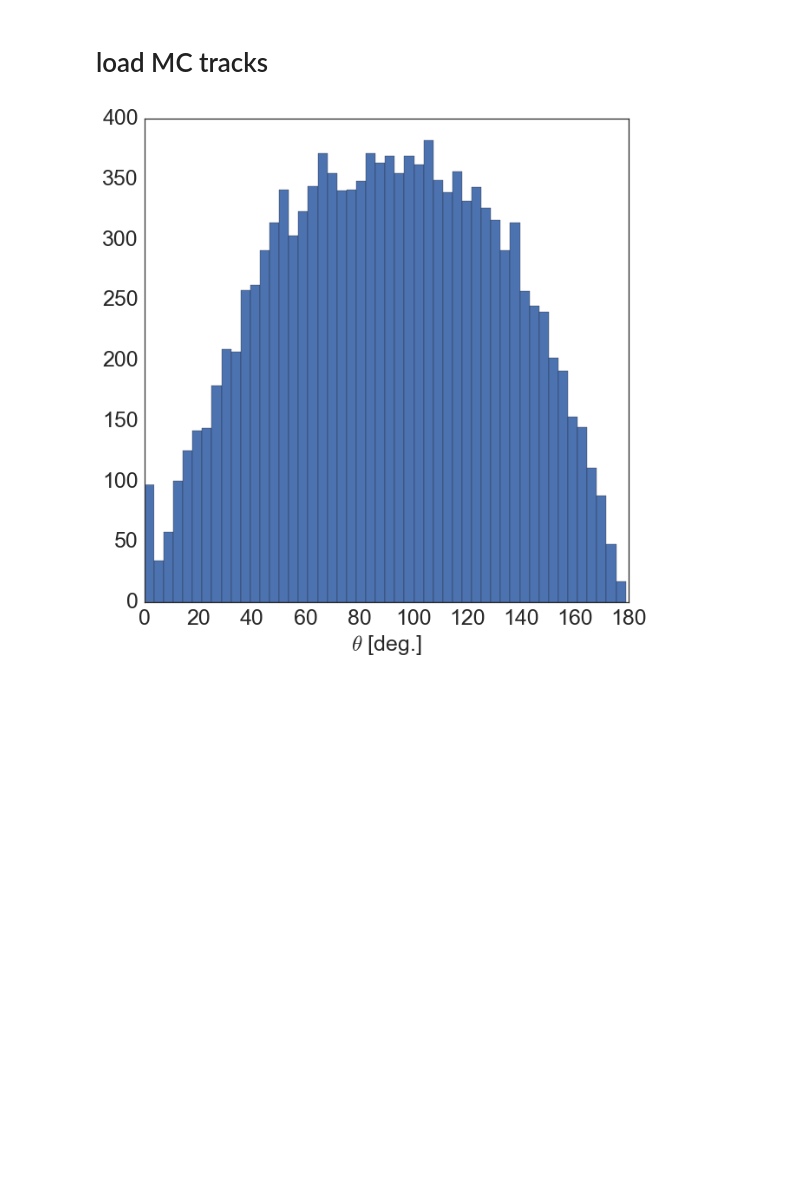
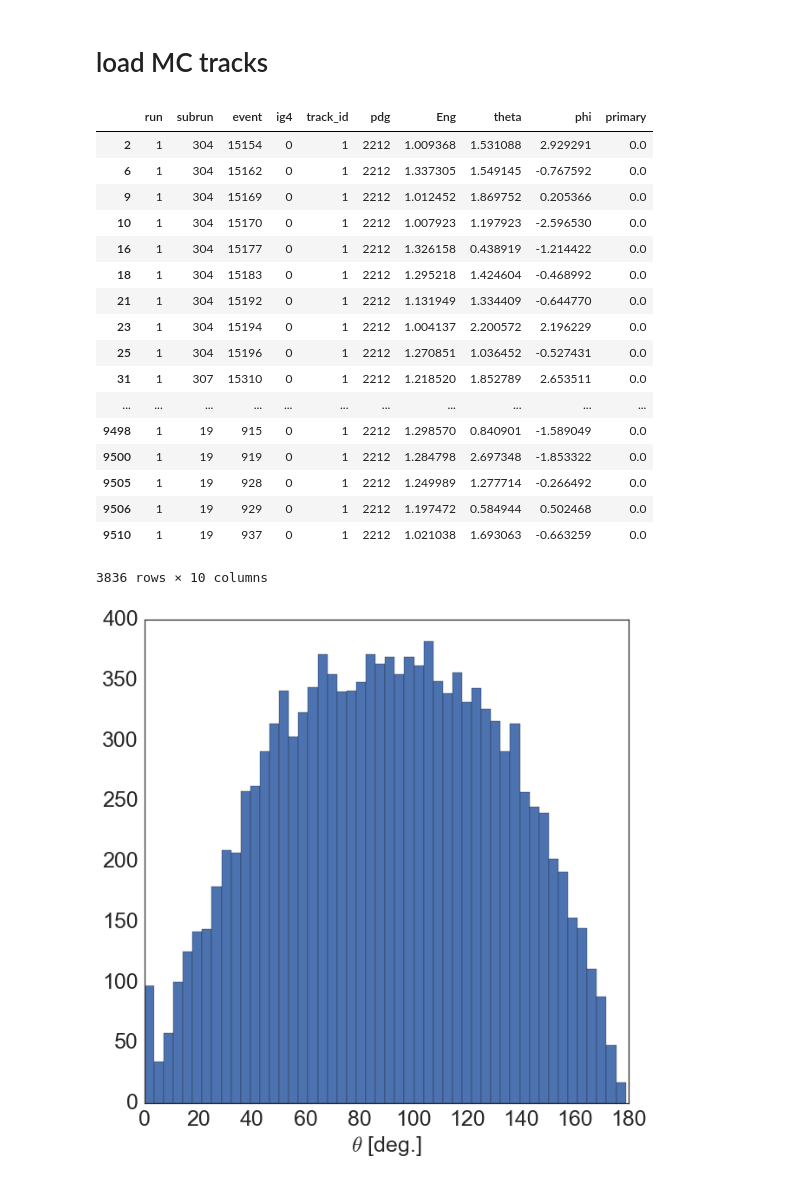
Before and after one commit to erezcoh4/AnalysisTreesInformation, a Jupyter notebook: AnaTreesPackage/notebooks/MC_SingleParticle_anatrees_plots.ipynb, the cells around one changed output. Saved outputs shown, nothing was run; the diff lists cells and outputs as text; code cells hidden in the pictures; blank space fills up the shorter version.

```diff
--- a/AnaTreesPackage/notebooks/MC_SingleParticle_anatrees_plots.ipynb
+++ b/AnaTreesPackage/notebooks/MC_SingleParticle_anatrees_plots.ipynb
@@ -6,7 +6,29 @@ from notebooks_tools import *
 # %% [markdown]
 # load MC tracks
 # %%
-MC_protons = pd.read_csv('/Users/erezcohen/Desktop/uBoone/AnalysisTreesAna/FeaturesFiles/full_features_p_0.02-1.5GeV_isotropic_AnalysisTrees.csv')
+MC_gen_protons = pd.read_csv('/Users/erezcohen/Desktop/uBoone/AnalysisTreesAna/FeaturesFiles/g4_features_p_0.02-1.5GeV_isotropic_AnalysisTrees.csv')
+# MC_rec_protons = pd.read_csv('/Users/erezcohen/Desktop/uBoone/AnalysisTreesAna/FeaturesFiles/full_features_p_0.02-1.5GeV_isotropic_AnalysisTrees.csv')
+# %%
+MC_gen_protons[MC_gen_protons.pdg==2212]
+# %% [output]
+|  | run | subrun | event | ig4 | track_id | pdg | Eng | theta | phi | primary |
+| 2 | 1 | 304 | 15154 | 0 | 1 | 2212 | 1.009368 | 1.531088 | 2.929291 | 0.0 |
+| 6 | 1 | 304 | 15162 | 0 | 1 | 2212 | 1.337305 | 1.549145 | -0.767592 | 0.0 |
+| 9 | 1 | 304 | 15169 | 0 | 1 | 2212 | 1.012452 | 1.869752 | 0.205366 | 0.0 |
+| 10 | 1 | 304 | 15170 | 0 | 1 | 2212 | 1.007923 | 1.197923 | -2.596530 | 0.0 |
+| 16 | 1 | 304 | 15177 | 0 | 1 | 2212 | 1.326158 | 0.438919 | -1.214422 | 0.0 |
+| 18 | 1 | 304 | 15183 | 0 | 1 | 2212 | 1.295218 | 1.424604 | -0.468992 | 0.0 |
+| 21 | 1 | 304 | 15192 | 0 | 1 | 2212 | 1.131949 | 1.334409 | -0.644770 | 0.0 |
+| 23 | 1 | 304 | 15194 | 0 | 1 | 2212 | 1.004137 | 2.200572 | 2.196229 | 0.0 |
+| 25 | 1 | 304 | 15196 | 0 | 1 | 2212 | 1.270851 | 1.036452 | -0.527431 | 0.0 |
+| 31 | 1 | 307 | 15310 | 0 | 1 | 2212 | 1.218520 | 1.852789 | 2.653511 | 0.0 |
+| ... | ... | ... | ... | ... | ... | ... | ... | ... | ... | ... |
+| 9498 | 1 | 19 | 915 | 0 | 1 | 2212 | 1.298570 | 0.840901 | -1.589049 | 0.0 |
+| 9500 | 1 | 19 | 919 | 0 | 1 | 2212 | 1.284798 | 2.697348 | -1.853322 | 0.0 |
+| 9505 | 1 | 19 | 928 | 0 | 1 | 2212 | 1.249989 | 1.277714 | -0.266492 | 0.0 |
+| 9506 | 1 | 19 | 929 | 0 | 1 | 2212 | 1.197472 | 0.584944 | 0.502468 | 0.0 |
+| 9510 | 1 | 19 | 937 | 0 | 1 | 2212 | 1.021038 | 1.693063 | -0.663259 | 0.0 |
+3836 rows × 10 columns
 # %%
 pt.plot_1d_hist(180/3.1415*MC_protons.truth_theta,bins=50,histtype='bar',xlabel='$\\theta$ [deg.]')
 # %% [output]
```
Also changed, not shown: 5 other files.
